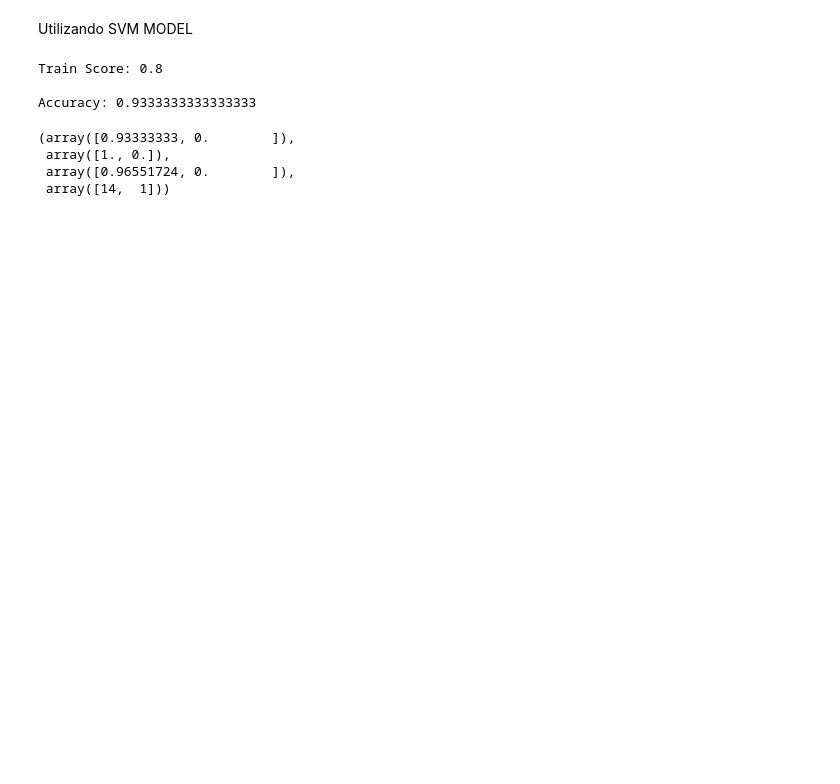
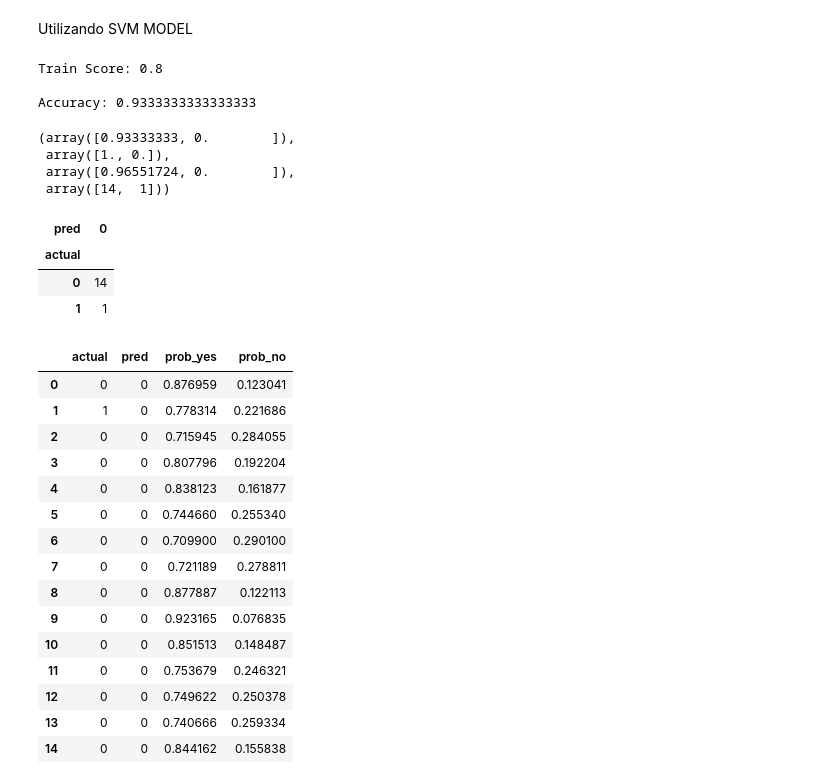
Before and after one commit to andresvillamayor/BigData-Pro, a Jupyter notebook: BigData_Pro.ipynb, the cells around one changed output. Drawn from its saved outputs; the diff is of its cells as text; code cells hidden in the pictures; blank space fills up the shorter version.

```diff
--- a/BigData_Pro.ipynb
+++ b/BigData_Pro.ipynb
@@ -291,3 +291,37 @@ Accuracy: 0.9333333333333333
  array([1., 0.]),
  array([0.96551724, 0.        ]),
  array([14,  1]))
+# %%
+# Calcular matriz de confusion
+pd.crosstab(y_test, y_pred,
+            rownames=['actual'],
+            colnames=['pred'], margins=False, margins_name="Total")
+# %% [output]
+| pred | 0 |
+| actual |  |
+| 0 | 14 |
+| 1 | 1 |
+# %%
+# Obtener scores de clasificación en las clases 0 o 1
+y_scores = clf.predict_proba(xNormTest)
+
+# Crear dataframe de predicciones con scores, filtrar segun criterio de aprobacion (80%)
+dp = pd.DataFrame(zip(y_test,y_pred,y_scores[:,0],y_scores[:,1]), columns=['actual','pred','prob_yes','prob_no'])
+dp
+# %% [output]
+|  | actual | pred | prob_yes | prob_no |
+| 0 | 0 | 0 | 0.876959 | 0.123041 |
+| 1 | 1 | 0 | 0.778314 | 0.221686 |
+| 2 | 0 | 0 | 0.715945 | 0.284055 |
+| 3 | 0 | 0 | 0.807796 | 0.192204 |
+| 4 | 0 | 0 | 0.838123 | 0.161877 |
+| 5 | 0 | 0 | 0.744660 | 0.255340 |
+| 6 | 0 | 0 | 0.709900 | 0.290100 |
+| 7 | 0 | 0 | 0.721189 | 0.278811 |
+| 8 | 0 | 0 | 0.877887 | 0.122113 |
+| 9 | 0 | 0 | 0.923165 | 0.076835 |
+| 10 | 0 | 0 | 0.851513 | 0.148487 |
+| 11 | 0 | 0 | 0.753679 | 0.246321 |
+| 12 | 0 | 0 | 0.749622 | 0.250378 |
+| 13 | 0 | 0 | 0.740666 | 0.259334 |
+| 14 | 0 | 0 | 0.844162 | 0.155838 |
```
Also changed, not shown: parts of 2 cells of this notebook.
